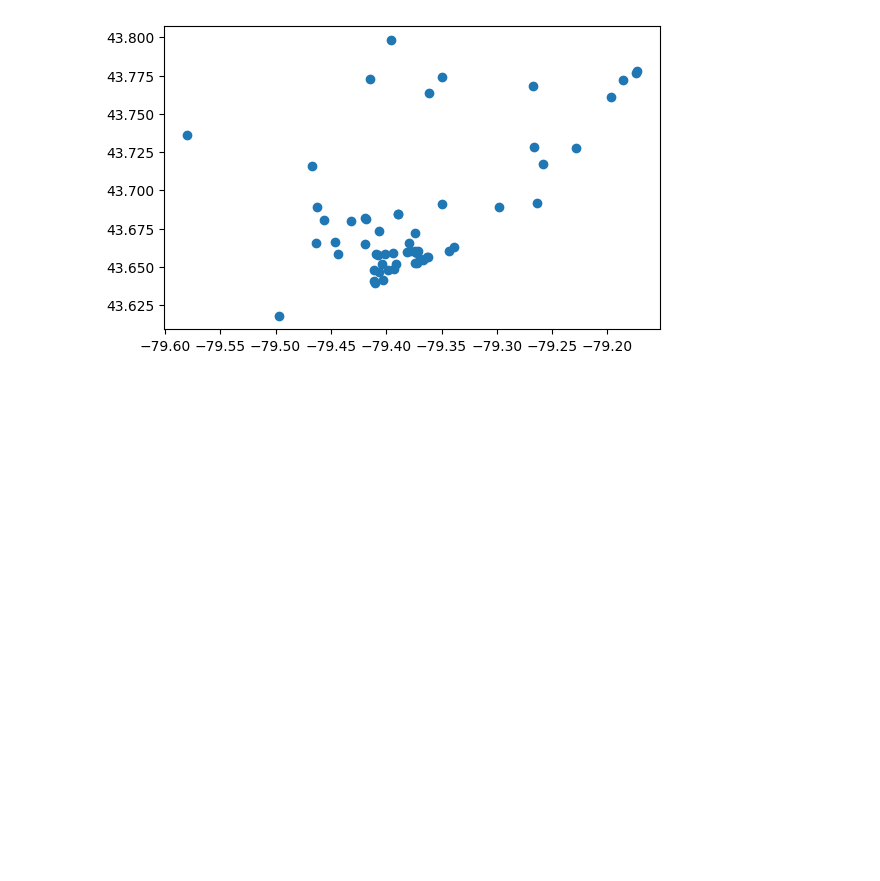
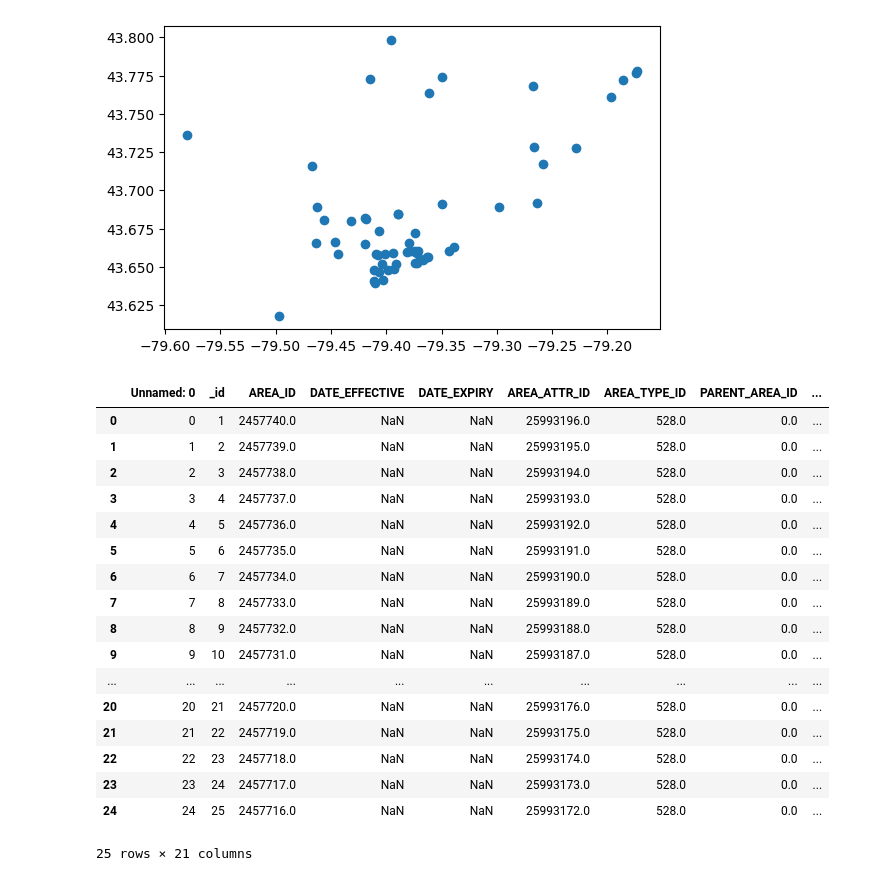
Before and after one commit to cghr-toronto/msa-2024-internship, a Jupyter notebook: experiments/write.ipynb, the cells around one changed output. Cells and saved outputs as stored; diff of their text form; code cells hidden in the pictures; blank space fills up the shorter version.

```diff
--- a/experiments/write.ipynb
+++ b/experiments/write.ipynb
@@ -26,0 +30,22 @@ waste.to_file("data/waste.geojson", driver='GeoJSON')
+# %%
+cwd = pd.read_csv("data/cwd.csv")
+cwd
+# %% [output]
+|  | Unnamed: 0 | _id | AREA_ID | DATE_EFFECTIVE | DATE_EXPIRY | AREA_ATTR_ID | AREA_TYPE_ID | PARENT_AREA_ID | ... |
+| 0 | 0 | 1 | 2457740.0 | NaN | NaN | 25993196.0 | 528.0 | 0.0 | ... |
+| 1 | 1 | 2 | 2457739.0 | NaN | NaN | 25993195.0 | 528.0 | 0.0 | ... |
+| 2 | 2 | 3 | 2457738.0 | NaN | NaN | 25993194.0 | 528.0 | 0.0 | ... |
+| 3 | 3 | 4 | 2457737.0 | NaN | NaN | 25993193.0 | 528.0 | 0.0 | ... |
+| 4 | 4 | 5 | 2457736.0 | NaN | NaN | 25993192.0 | 528.0 | 0.0 | ... |
+| 5 | 5 | 6 | 2457735.0 | NaN | NaN | 25993191.0 | 528.0 | 0.0 | ... |
+| 6 | 6 | 7 | 2457734.0 | NaN | NaN | 25993190.0 | 528.0 | 0.0 | ... |
+| 7 | 7 | 8 | 2457733.0 | NaN | NaN | 25993189.0 | 528.0 | 0.0 | ... |
+| 8 | 8 | 9 | 2457732.0 | NaN | NaN | 25993188.0 | 528.0 | 0.0 | ... |
+| 9 | 9 | 10 | 2457731.0 | NaN | NaN | 25993187.0 | 528.0 | 0.0 | ... |
+| ... | ... | ... | ... | ... | ... | ... | ... | ... | ... |
+| 20 | 20 | 21 | 2457720.0 | NaN | NaN | 25993176.0 | 528.0 | 0.0 | ... |
+| 21 | 21 | 22 | 2457719.0 | NaN | NaN | 25993175.0 | 528.0 | 0.0 | ... |
+| 22 | 22 | 23 | 2457718.0 | NaN | NaN | 25993174.0 | 528.0 | 0.0 | ... |
+| 23 | 23 | 24 | 2457717.0 | NaN | NaN | 25993173.0 | 528.0 | 0.0 | ... |
+| 24 | 24 | 25 | 2457716.0 | NaN | NaN | 25993172.0 | 528.0 | 0.0 | ... |
+25 rows × 21 columns
```
Also changed, not shown: parts of 2 cells of this notebook, 1 other file.
